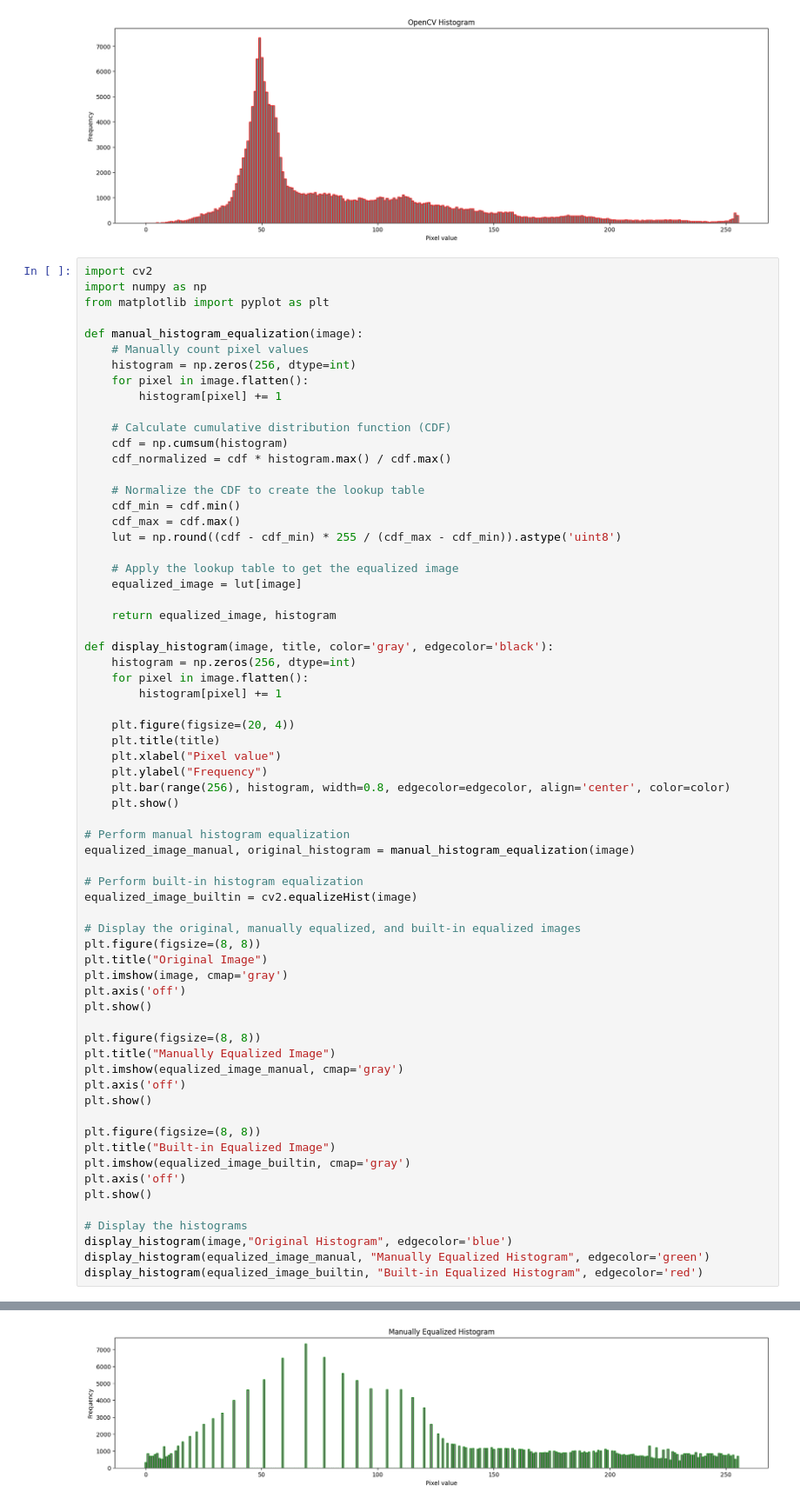
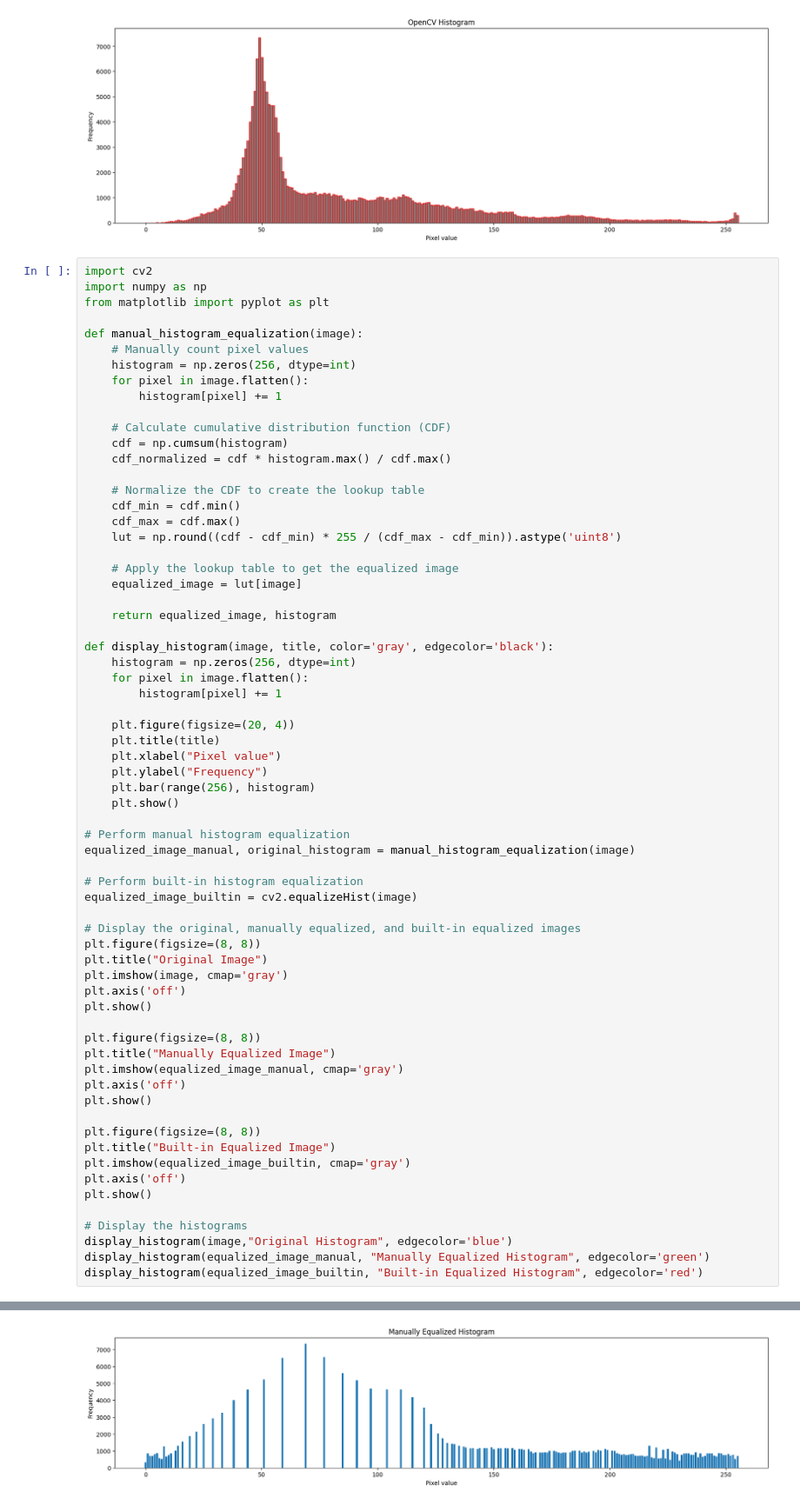
Before and after one commit to saadbaust/baust, a Jupyter notebook: CSE 4246 Digital Image Processing/histogram.ipynb, the cells around one changed output, grey strips where cells are left out. Shown at 87% size. Drawn from its saved outputs; the diff is of its cells as text.

```diff
--- a/CSE 4246 Digital Image Processing/histogram.ipynb
+++ b/CSE 4246 Digital Image Processing/histogram.ipynb
@@ -74,7 +74,7 @@ def display_histogram(image, title, color='gray', edgecolor='black'):
     plt.title(title)
     plt.xlabel("Pixel value")
     plt.ylabel("Frequency")
-    plt.bar(range(256), histogram, width=0.8, edgecolor=edgecolor, align='center', color=color)
+    plt.bar(range(256), histogram)
     plt.show()
 
 # Perform manual histogram equalization
@@ -114 +114 @@ display_histogram(equalized_image_builtin, "Built-in Equalized Histogram", edgec
-[figure, old version]
+[figure, new version]
```
Also changed, not shown: parts of 1 cell of this notebook, 1 other file.
